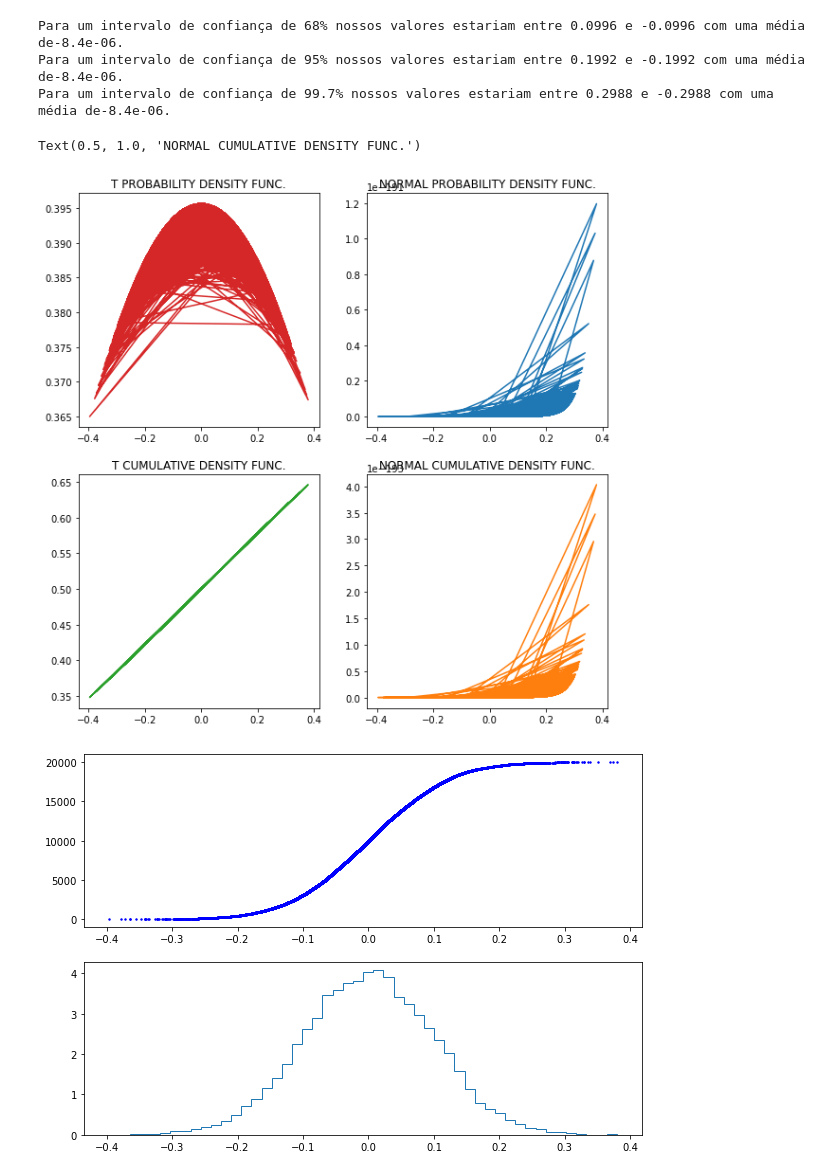
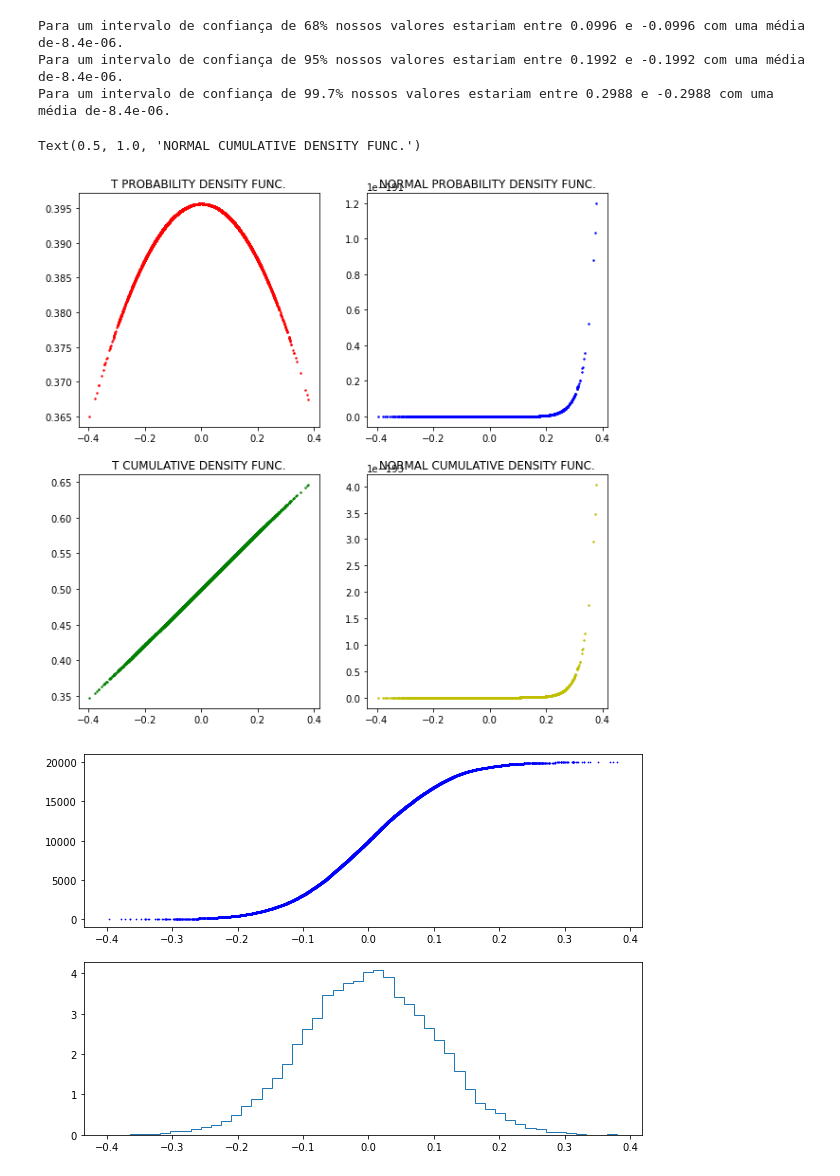
Before and after one commit to gaiogreg/projetos-lets-code, a Jupyter notebook: Projeto6/Projeto6.ipynb, the cells around one changed output. Saved outputs shown, nothing was run; the diff lists cells and outputs as text; code cells hidden in the pictures.

```diff
--- a/Projeto6/Projeto6.ipynb
+++ b/Projeto6/Projeto6.ipynb
@@ -39,18 +39,18 @@ Para um intervalo de confiança de 99.7% nossos valores estariam entre 0.2988 e
 # %%
 from scipy.stats import t
 
 fig, (axs1,axs2) = plt.subplots(2,2, figsize=(10,10))
-axs1[0].plot(np_array_btc, t.pdf(np_array_btc,30),'tab:red')
-axs2[0].plot(np_array_btc, t.cdf(np_array_btc,30),'tab:green')
-axs1[1].plot(np_array_btc, norm.pdf(np_array_btc,30),'tab:blue')
-axs2[1].plot(np_array_btc, norm.cdf(np_array_btc,30),'tab:orange')
+axs1[0].scatter(np_array_btc, t.pdf(np_array_btc,30),c='r', s=2)
+axs2[0].scatter(np_array_btc, t.cdf(np_array_btc,30), c='g', s=2)
+axs1[1].scatter(np_array_btc, norm.pdf(np_array_btc,30),c='b', s=2)
+axs2[1].scatter(np_array_btc, norm.cdf(np_array_btc,30),c='y',s=2)
 axs1[0].set_title('T PROBABILITY DENSITY FUNC.')
 axs2[0].set_title('T CUMULATIVE DENSITY FUNC.')
 axs1[1].set_title('NORMAL PROBABILITY DENSITY FUNC.')
 axs2[1].set_title('NORMAL CUMULATIVE DENSITY FUNC.')
 # %% [output]
 Text(0.5, 1.0, 'NORMAL CUMULATIVE DENSITY FUNC.')
-[figure, old version]
+[figure, new version]
 # %%
 def agrupamento(np_array, index, sort_array= False):
     if sort_array == True:
```
Also changed, not shown: parts of 2 cells of this notebook.
